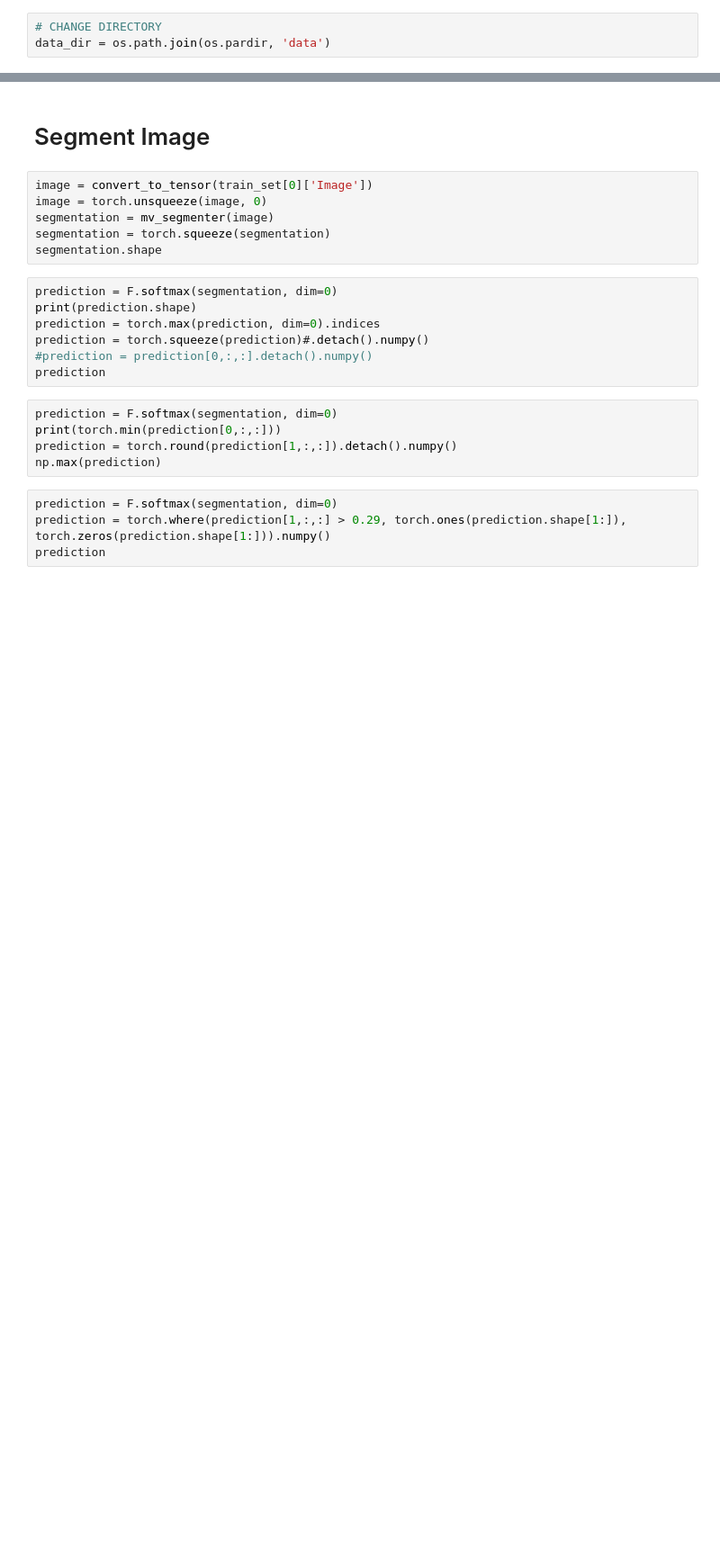
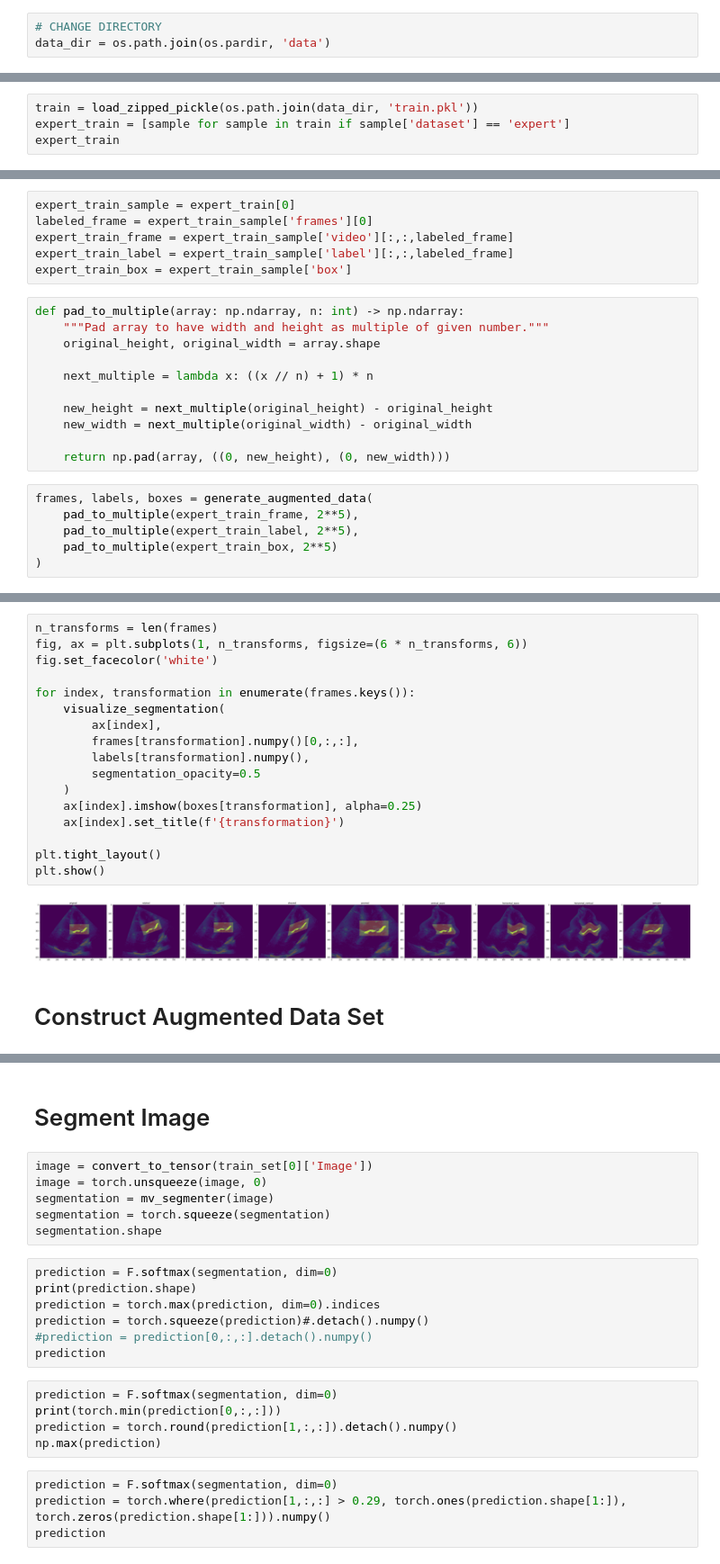
Before and after one commit to smueksch/advanced-machine-learning-tasks, a Jupyter notebook: task-3/u-net/u-net.ipynb, the cells around one changed output, grey strips where cells are left out. Shown at 90% size. Drawn from its saved outputs; the diff is of its cells as text; blank space fills up the shorter version.

```diff
--- a/task-3/u-net/u-net.ipynb
+++ b/task-3/u-net/u-net.ipynb
@@ -27,0 +152,4 @@ data_dir = os.path.join(os.pardir, 'data')
+# %%
+train = load_zipped_pickle(os.path.join(data_dir, 'train.pkl'))
+expert_train = [sample for sample in train if sample['dataset'] == 'expert']
+expert_train
@@ -27,0 +174,23 @@ data_dir = os.path.join(os.pardir, 'data')
+# %%
+expert_train_sample = expert_train[0]
+labeled_frame = expert_train_sample['frames'][0]
+expert_train_frame = expert_train_sample['video'][:,:,labeled_frame]
+expert_train_label = expert_train_sample['label'][:,:,labeled_frame]
+expert_train_box = expert_train_sample['box']
+# %%
+def pad_to_multiple(array: np.ndarray, n: int) -> np.ndarray:
+    """Pad array to have width and height as multiple of given number."""
+    original_height, original_width = array.shape
+
+    next_multiple = lambda x: ((x // n) + 1) * n
+
+    new_height = next_multiple(original_height) - original_height
+    new_width = next_multiple(original_width) - original_width
+
+    return np.pad(array, ((0, new_height), (0, new_width)))
+# %%
+frames, labels, boxes = generate_augmented_data(
+    pad_to_multiple(expert_train_frame, 2**5),
+    pad_to_multiple(expert_train_label, 2**5),
+    pad_to_multiple(expert_train_box, 2**5)
+)
@@ -27,0 +217,21 @@ data_dir = os.path.join(os.pardir, 'data')
+# %%
+n_transforms = len(frames)
+fig, ax = plt.subplots(1, n_transforms, figsize=(6 * n_transforms, 6))
+fig.set_facecolor('white')
+
+for index, transformation in enumerate(frames.keys()):
+    visualize_segmentation(
+        ax[index],
+        frames[transformation].numpy()[0,:,:],
+        labels[transformation].numpy(),
+        segmentation_opacity=0.5
+    )
+    ax[index].imshow(boxes[transformation], alpha=0.25)
+    ax[index].set_title(f'{transformation}')
+
+plt.tight_layout()
+plt.show()
+# %% [output]
+[figure, added]
+# %% [markdown]
+# Construct Augmented Data Set
```
Also changed, not shown: parts of 27 cells of this notebook, 8 other files.
